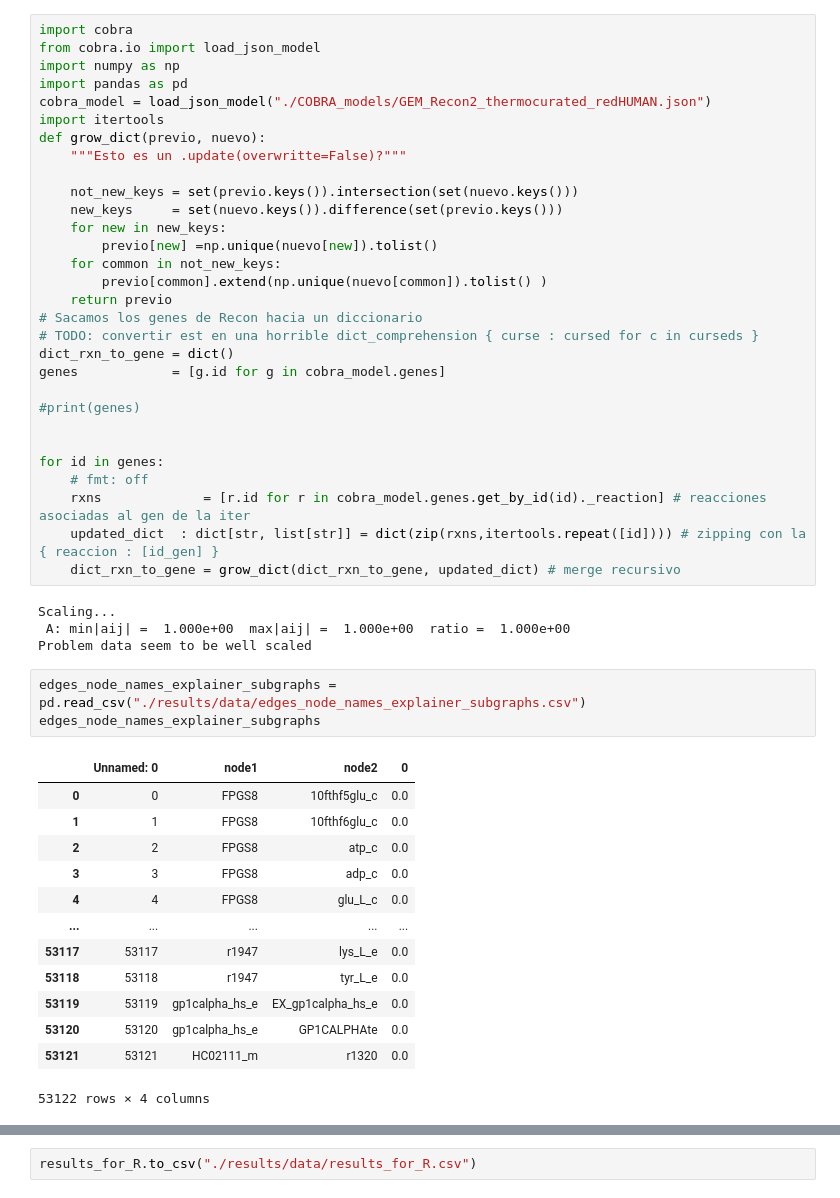
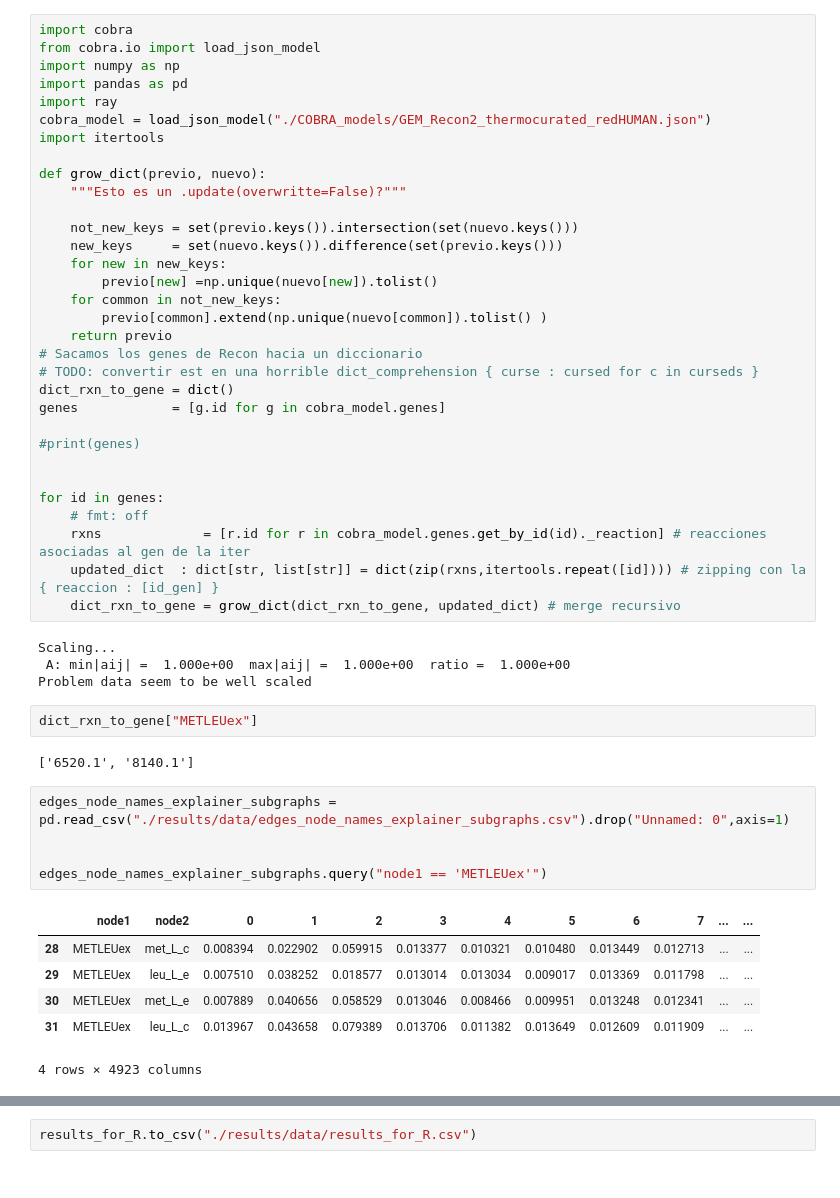
Before and after one commit to DeepenData/Graph_Neural_Networks_and_Phenylketonuria, a Jupyter notebook: src/step05_struct_results_for_R.ipynb, the cells around one changed output, grey strips where cells are left out. Cells and saved outputs as stored; diff of their text form.

Commit message:
gene data fixed

```diff
--- a/src/step05_struct_results_for_R.ipynb
+++ b/src/step05_struct_results_for_R.ipynb
@@ -3,8 +3,10 @@ import cobra
 from cobra.io import load_json_model
 import numpy as np
 import pandas as pd
+import ray
 cobra_model = load_json_model("./COBRA_models/GEM_Recon2_thermocurated_redHUMAN.json")
 import itertools
+
 def grow_dict(previo, nuevo):
     """Esto es un .update(overwritte=False)?"""
 
@@ -32,20 +34,19 @@ for id in genes:
 Scaling...
  A: min|aij| =  1.000e+00  max|aij| =  1.000e+00  ratio =  1.000e+00
 Problem data seem to be well scaled
+# %%
+dict_rxn_to_gene["METLEUex"]
+# %% [output]
+['6520.1', '8140.1']
 # %%
-edges_node_names_explainer_subgraphs = pd.read_csv("./results/data/edges_node_names_explainer_subgraphs.csv")
-edges_node_names_explainer_subgraphs
+edges_node_names_explainer_subgraphs = pd.read_csv("./results/data/edges_node_names_explainer_subgraphs.csv").drop("Unnamed: 0",axis=1)
+
+
+edges_node_names_explainer_subgraphs.query("node1 == 'METLEUex'")
 # %% [output]
-|  | Unnamed: 0 | node1 | node2 | 0 |
-| 0 | 0 | FPGS8 | 10fthf5glu_c | 0.0 |
-| 1 | 1 | FPGS8 | 10fthf6glu_c | 0.0 |
-| 2 | 2 | FPGS8 | atp_c | 0.0 |
-| 3 | 3 | FPGS8 | adp_c | 0.0 |
-| 4 | 4 | FPGS8 | glu_L_c | 0.0 |
-| ... | ... | ... | ... | ... |
-| 53117 | 53117 | r1947 | lys_L_e | 0.0 |
-| 53118 | 53118 | r1947 | tyr_L_e | 0.0 |
-| 53119 | 53119 | gp1calpha_hs_e | EX_gp1calpha_hs_e | 0.0 |
-| 53120 | 53120 | gp1calpha_hs_e | GP1CALPHAte | 0.0 |
-| 53121 | 53121 | HC02111_m | r1320 | 0.0 |
+|  | node1 | node2 | 0 | 1 | 2 | 3 | 4 | 5 | 6 | 7 | ... | ... |
+| 28 | METLEUex | met_L_c | 0.008394 | 0.022902 | 0.059915 | 0.013377 | 0.010321 | 0.010480 | 0.013449 | 0.012713 | ... | ... |
+| 29 | METLEUex | leu_L_e | 0.007510 | 0.038252 | 0.018577 | 0.013014 | 0.013034 | 0.009017 | 0.013369 | 0.011798 | ... | ... |
+| 30 | METLEUex | met_L_e | 0.007889 | 0.040656 | 0.058529 | 0.013046 | 0.008466 | 0.009951 | 0.013248 | 0.012341 | ... | ... |
+| 31 | METLEUex | leu_L_c | 0.013967 | 0.043658 | 0.079389 | 0.013706 | 0.011382 | 0.013649 | 0.012609 | 0.011909 | ... | ... |
-53122 rows × 4 columns
+4 rows × 4923 columns
```
Also changed, not shown: parts of 4 cells of this notebook, 3 other files.
